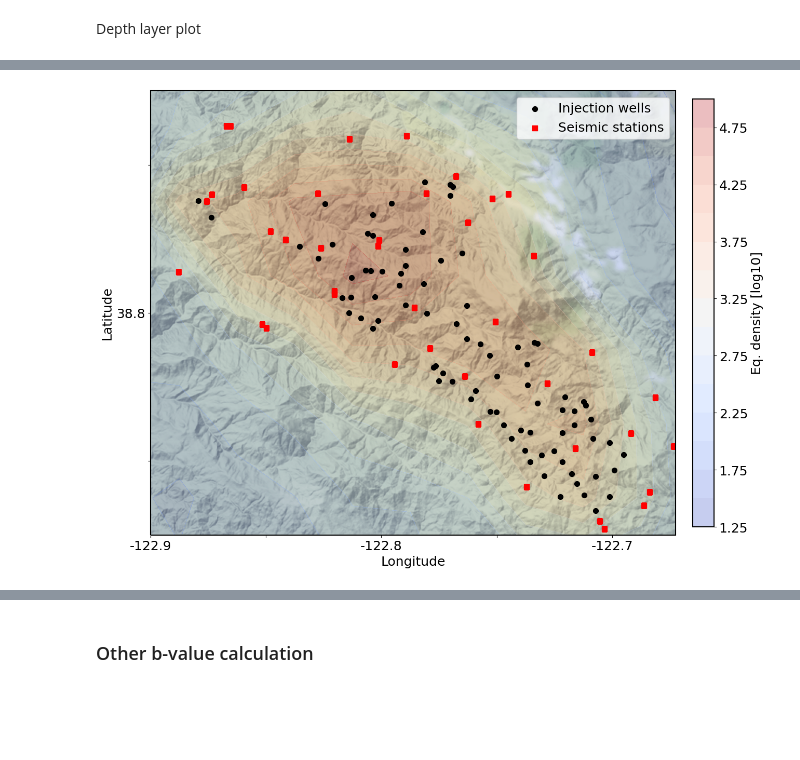
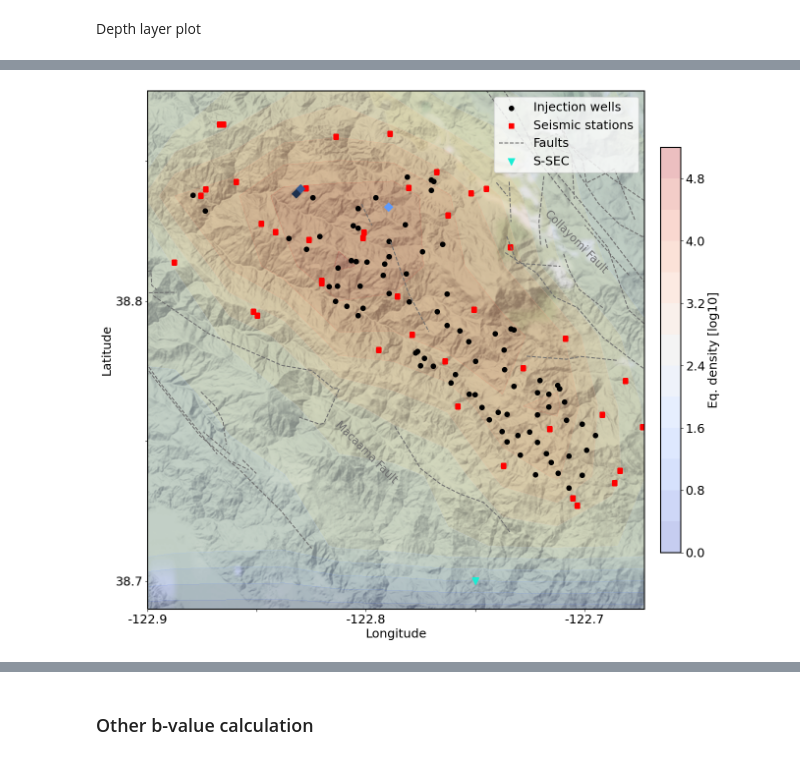
Before and after one commit to maciej-sakwa/the_geysers, a Jupyter notebook: GEYSERS_notebook.ipynb, the cells around one changed output, grey strips where cells are left out. Cells and saved outputs as stored; diff of their text form; code cells hidden in the pictures; blank space fills up the shorter version.

```diff
--- a/GEYSERS_notebook.ipynb
+++ b/GEYSERS_notebook.ipynb
@@ -25,7 +26,7 @@ df_catalogue = pd.read_csv('../data/the_geysers/reduced_catalogue_clustered.csv'
 
 # # Original aggregaion
 # df_density = pd.read_csv(os.path.join(folder_path_mauro, 'full_results_new_matrix.csv'), index_col=[0])
-# time_series = np.array(pd.read_csv('../data/the_geysers/time_series.csv', header=None))
+time_series_old = np.array(pd.read_csv('../data/the_geysers/time_series.csv', header=None))
 df_labels = pd.read_csv('../data/the_geysers/cluster_labels', index_col = [0])
 cluster_labels = np.array([i[0] for i in df_labels.values])
 wells = np.loadtxt(os.path.join(folder_path_mauro, 'Wells_bentz.txt'))
@@ -249,0 +253,15 @@ plt.show()
+# %%
+np.sum(time_series_old[cluster_labels == 5], axis = 1)
+
+all_nodes = np.arange(len(time_series_old))
+cl_5_nodes = all_nodes[cluster_labels == 5]
+printed_cl_5_nodes = [cl_5_nodes[5], cl_5_nodes[121], cl_5_nodes[138]]
+
+locations = []
+
+for node in printed_cl_5_nodes:
+    means = df_catalogue_old[df_catalogue_old.cube_id == node].mean()
+    location = [means.Longitude, means.Latitude, means.Depth]
+    locations.append(location)
+
+locations = np.array(locations)
@@ -251,28 +275,48 @@ plt.show()
 # Create a Stamen Terrain instance.
 mpl.rcParams['font.size'] = 18
 stamen_terrain = cimgt.Stamen('terrain-background')
+loc_colors = ['#5f9afa', '#375a91', '#1d304d']
 
 # Create a GeoAxes in the tile's projection.
 fig = plt.figure(figsize = (14,14))
 ax = fig.add_subplot(1, 1, 1, projection=stamen_terrain.crs, label='_nolegend_')
 
 # Limit the extent of the map to a small longitude/latitude range.
-ax.set_extent([-122.9, -122.6725, 38.725, 38.875], crs=ccrs.Geodetic())
+ax.set_extent([-122.9, -122.6725, 38.69, 38.875], crs=ccrs.Geodetic())
+
+test = H_cat
+test[H_cat == 0] = 1
 
 # Add the Stamen data at zoom level 8.
 ax.add_image(stamen_terrain, 12)
-plot = ax.contourf(X_cat[:-1, :-1]+(geo_bound_old['step_l']/2), Y_cat[:-1, :-1]+(geo_bound_old['step_l']/2), np.log10(H_cat.T), 15, cmap='coolwarm', alpha = 0.3, transform=ccrs.PlateCarree())
+plot = ax.contourf(X_cat[:-1, :-1]+(geo_bound_old['step_l']/2), Y_cat[:-1, :-1]+(geo_bound_old['step_l']/2), np.log10(test.T), 15, cmap='coolwarm', alpha = 0.3, transform=ccrs.PlateCarree())
 ax.scatter(wells[:, 0], wells[:, 1], s=50, label='Injection wells', c='k', transform=ccrs.PlateCarree())
 ax.scatter(df_stations.long, df_stations.lat, s=50, label='Seismic stations', c='r', marker = 's' ,transform=ccrs.PlateCarree())
+for sheet in list(pd.read_excel(r'..\data\the_geysers\faults\Data.xls', sheet_name=None).keys())[:-1]:
+    fault = pd.read_excel(r'..\data\the_geysers\faults\Data.xls', sheet_name=sheet, header=None)
+    plt.plot(fault.values[:, 0]+(geo_bound_old['step_l']/2), fault.values[:, 1]+(geo_bound_old['step_l']/2), c = '#6e6e6e', linestyle='dashed' ,transform=ccrs.PlateCarree())
+fault = pd.read_excel(r'..\data\the_geysers\faults\Data.xls', sheet_name=list(pd.read_excel(r'..\data\the_geysers\faults\Data.xls', sheet_name=None).keys())[-1], header=None)
+plt.plot(fault.values[:, 0], fault.values[:, 1], c = '#6e6e6e', linestyle='dashed' ,transform=ccrs.PlateCarree(), label = 'Faults')
+
+# S-SEC
+ax.scatter(-122.75, 38.7, s=100, label='S-SEC', c='#18edd4', marker = "v", transform=ccrs.PlateCarree())
+
+for i in range(len(locations)):
+    ax.scatter(locations[i, 0], locations[i, 1], s=80, c=loc_colors[i], marker = 'D' ,transform=ccrs.PlateCarree())
+
 ax.set_xticks(np.arange(-122.9, -122.69, 0.05), crs=ccrs.PlateCarree())
 ax.set_xticklabels(["-122.9", "", "-122.8", "", "-122.7"])
-ax.set_yticks([38.75, 38.8, 38.85], crs=ccrs.PlateCarree())
-ax.set_yticklabels(["", "38.8", ""])
+ax.set_yticks([38.7, 38.75, 38.8, 38.85], crs=ccrs.PlateCarree())
+ax.set_yticklabels(['38.7',"", "38.8", ""])
 ax.set_xlabel('Longitude')
 ax.set_ylabel('Latitude')
+ax.text(-122.815, 38.735, r'Macaama Fault', fontsize=16, c = '#6e6e6e',transform=ccrs.PlateCarree(), rotation = -45)
+ax.text(-122.719, 38.81, r'Collayomi Fault', fontsize=16, c = '#6e6e6e',transform=ccrs.PlateCarree(), rotation = -45)
+
+
 
 plt.colorbar(plot, fraction=0.038, pad=0.03, label = 'Eq. density [log10]')
-plt.legend()
-plt.savefig('geo_plot_log10.eps')
+plt.legend(loc = 'upper right')
+plt.savefig('geo_plot_log10_ssec.eps')
 plt.show()
 # %% [output]
@@ -280 +324 @@ plt.show()
-[figure, old version]
+[figure, new version]
```
Also changed, not shown: parts of 11 cells of this notebook, 6 other files.
